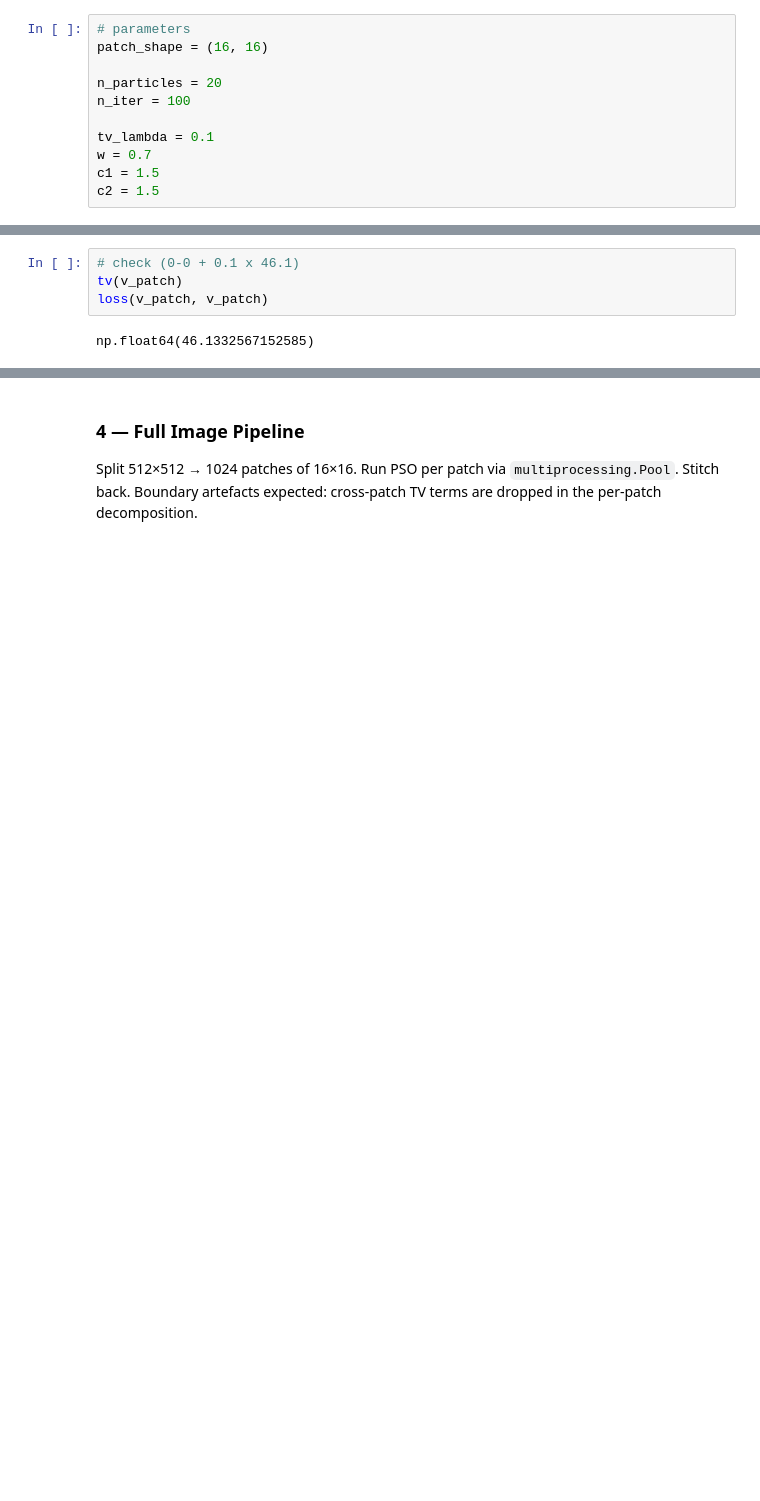
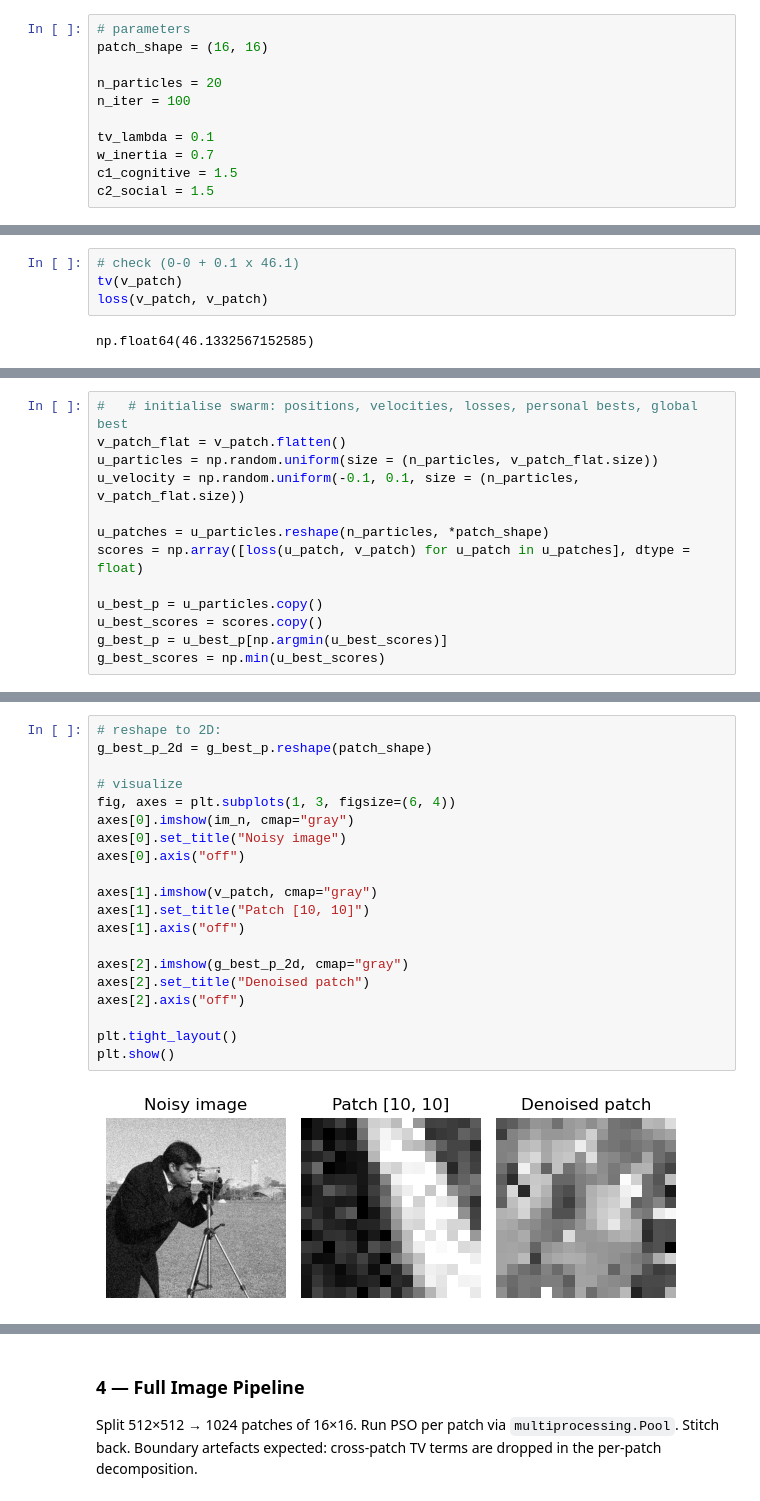
Before and after one commit to cguerreroto/co3, a Jupyter notebook: PSO_1.ipynb, the cells around one changed output, grey strips where cells are left out. Saved outputs shown, nothing was run; the diff lists cells and outputs as text; blank space fills up the shorter version.

```diff
--- a/PSO_1.ipynb
+++ b/PSO_1.ipynb
@@ -21,9 +22,9 @@ n_particles = 20
 n_iter = 100
 
 tv_lambda = 0.1
-w = 0.7
-c1 = 1.5
-c2 = 1.5
+w_inertia = 0.7
+c1_cognitive = 1.5
+c2_social = 1.5
 # %% [markdown]
 ### 1 – Preprocessing
 # %%
@@ -89,0 +98,13 @@ Run on one 16×16 patch. Output: convergence curve.
+# %%
+#   # initialise swarm: positions, velocities, losses, personal bests, global best
+v_patch_flat = v_patch.flatten()
+u_particles = np.random.uniform(size = (n_particles, v_patch_flat.size))
+u_velocity = np.random.uniform(-0.1, 0.1, size = (n_particles, v_patch_flat.size))
+
+u_patches = u_particles.reshape(n_particles, *patch_shape)
+scores = np.array([loss(u_patch, v_patch) for u_patch in u_patches], dtype = float)
+
+u_best_p = u_particles.copy()
+u_best_scores = scores.copy()
+g_best_p = u_best_p[np.argmin(u_best_scores)]
+g_best_scores = np.min(u_best_scores)
@@ -90,2 +178,24 @@ Run on one 16×16 patch. Output: convergence curve.
+# %%
+# reshape to 2D:
+g_best_p_2d = g_best_p.reshape(patch_shape)
+
+# visualize
+fig, axes = plt.subplots(1, 3, figsize=(6, 4))
+axes[0].imshow(im_n, cmap="gray")
+axes[0].set_title("Noisy image")
+axes[0].axis("off")
+
+axes[1].imshow(v_patch, cmap="gray")
+axes[1].set_title("Patch [10, 10]")
+axes[1].axis("off")
+
+axes[2].imshow(g_best_p_2d, cmap="gray")
+axes[2].set_title("Denoised patch")
+axes[2].axis("off")
+
+plt.tight_layout()
+plt.show()
+# %% [output]
+[figure, added]
 # %% [markdown]
 ### 3 — PSO via pyswarms
```
Also changed, not shown: parts of 10 cells of this notebook.
